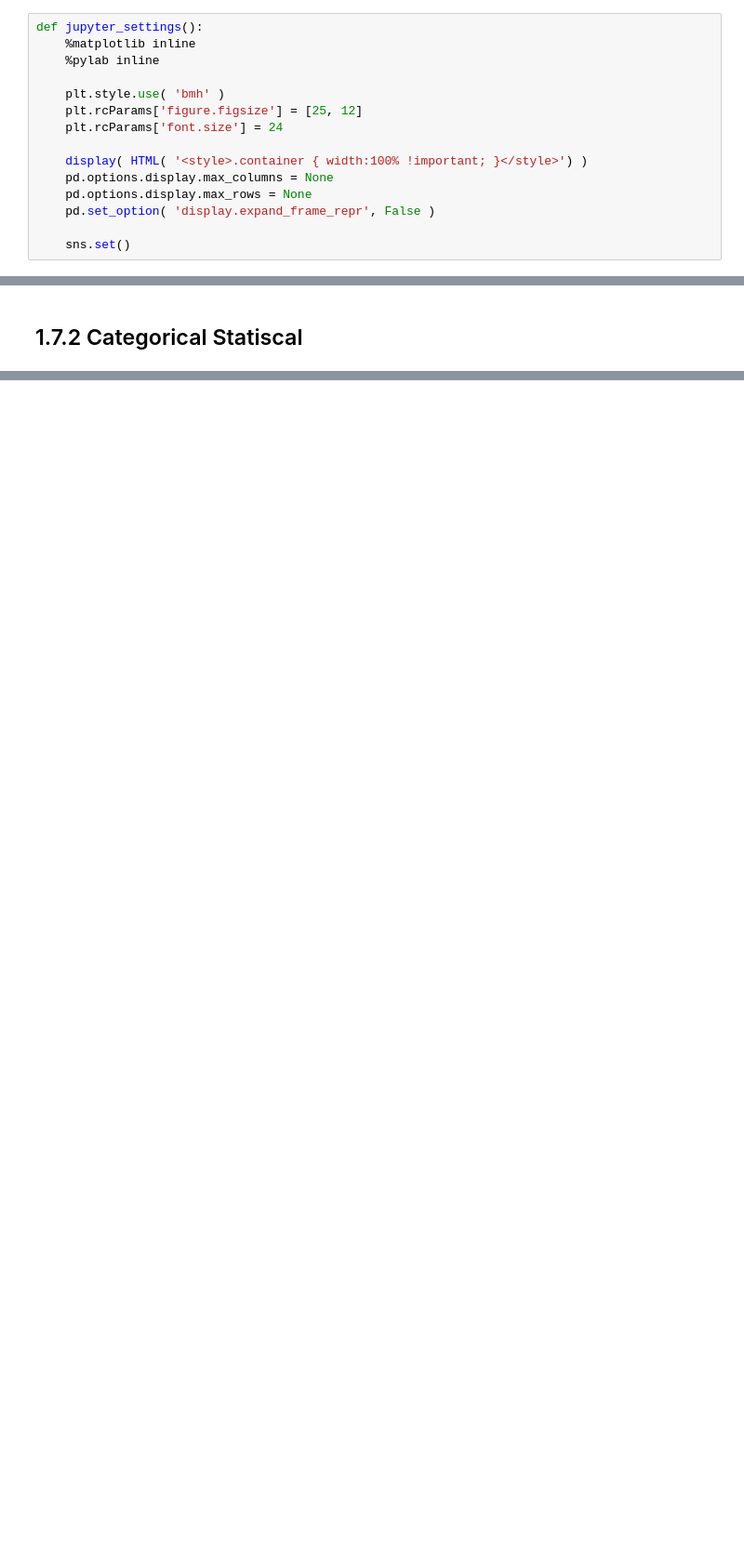
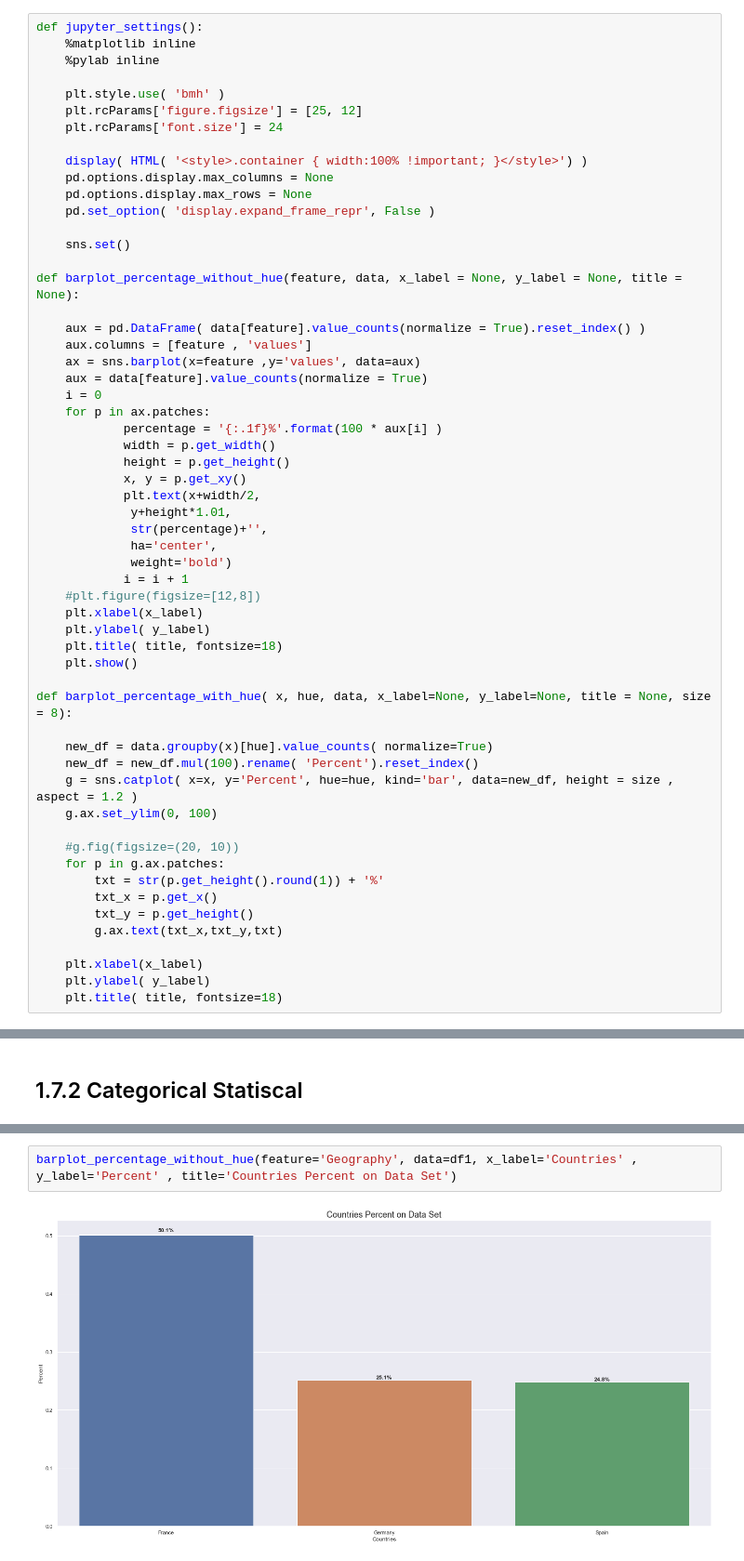
Before and after one commit to jefslima/Churn-Predict, a Jupyter notebook: ChurnPredict.ipynb, the cells around one changed output, grey strips where cells are left out. Shown at 93% size. Cells and saved outputs as stored; diff of their text form; blank space fills up the shorter version.

```diff
--- a/ChurnPredict.ipynb
+++ b/ChurnPredict.ipynb
@@ -26,5 +57,47 @@ def jupyter_settings():
     pd.set_option( 'display.expand_frame_repr', False )
 
     sns.set()
+
+def barplot_percentage_without_hue(feature, data, x_label = None, y_label = None, title = None):
+
+    aux = pd.DataFrame( data[feature].value_counts(normalize = True).reset_index() )
+    aux.columns = [feature , 'values']
+    ax = sns.barplot(x=feature ,y='values', data=aux)
+    aux = data[feature].value_counts(normalize = True)
+    i = 0
+    for p in ax.patches:
+            percentage = '{:.1f}%'.format(100 * aux[i] )
+            width = p.get_width()
+            height = p.get_height()
+            x, y = p.get_xy()
+            plt.text(x+width/2,
+             y+height*1.01,
+             str(percentage)+'',
+             ha='center',
+             weight='bold')
+            i = i + 1
+    #plt.figure(figsize=[12,8])
+    plt.xlabel(x_label)
+    plt.ylabel( y_label)
+    plt.title( title, fontsize=18)
+    plt.show()
+
+def barplot_percentage_with_hue( x, hue, data, x_label=None, y_label=None, title = None, size = 8):
+
+    new_df = data.groupby(x)[hue].value_counts( normalize=True)
+    new_df = new_df.mul(100).rename( 'Percent').reset_index()
+    g = sns.catplot( x=x, y='Percent', hue=hue, kind='bar', data=new_df, height = size , aspect = 1.2 )
+    g.ax.set_ylim(0, 100)
+
+    #g.fig(figsize=(20, 10))
+    for p in g.ax.patches:
+        txt = str(p.get_height().round(1)) + '%'
+        txt_x = p.get_x()
+        txt_y = p.get_height()
+        g.ax.text(txt_x,txt_y,txt)
+
+    plt.xlabel(x_label)
+    plt.ylabel( y_label)
+    plt.title( title, fontsize=18)
 # %%
 jupyter_settings()
@@ -184,0 +245,4 @@ sns.barplot (x='Geography', y='Exited', data=df1);
+# %%
+barplot_percentage_without_hue(feature='Geography', data=df1, x_label='Countries' , y_label='Percent' , title='Countries Percent on Data Set')
+# %% [output]
+[figure, added]
```
Also changed, not shown: parts of 83 cells of this notebook.
